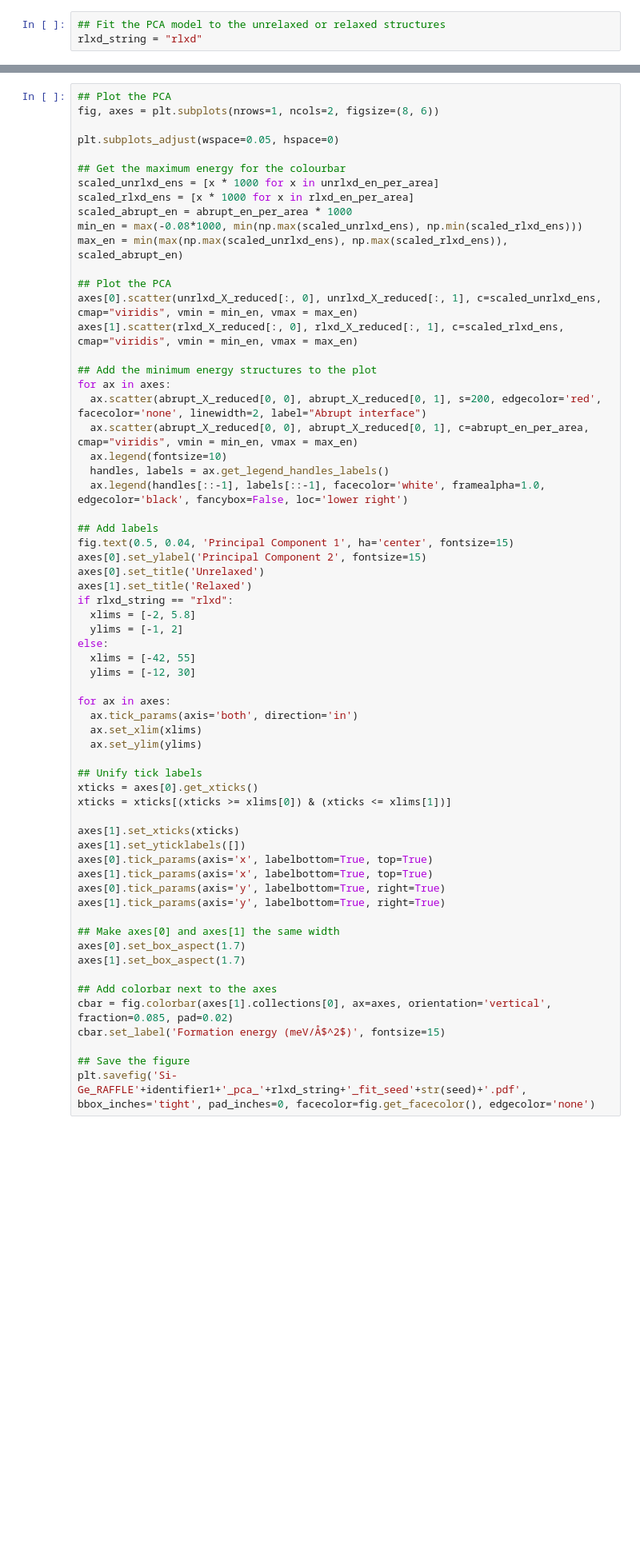
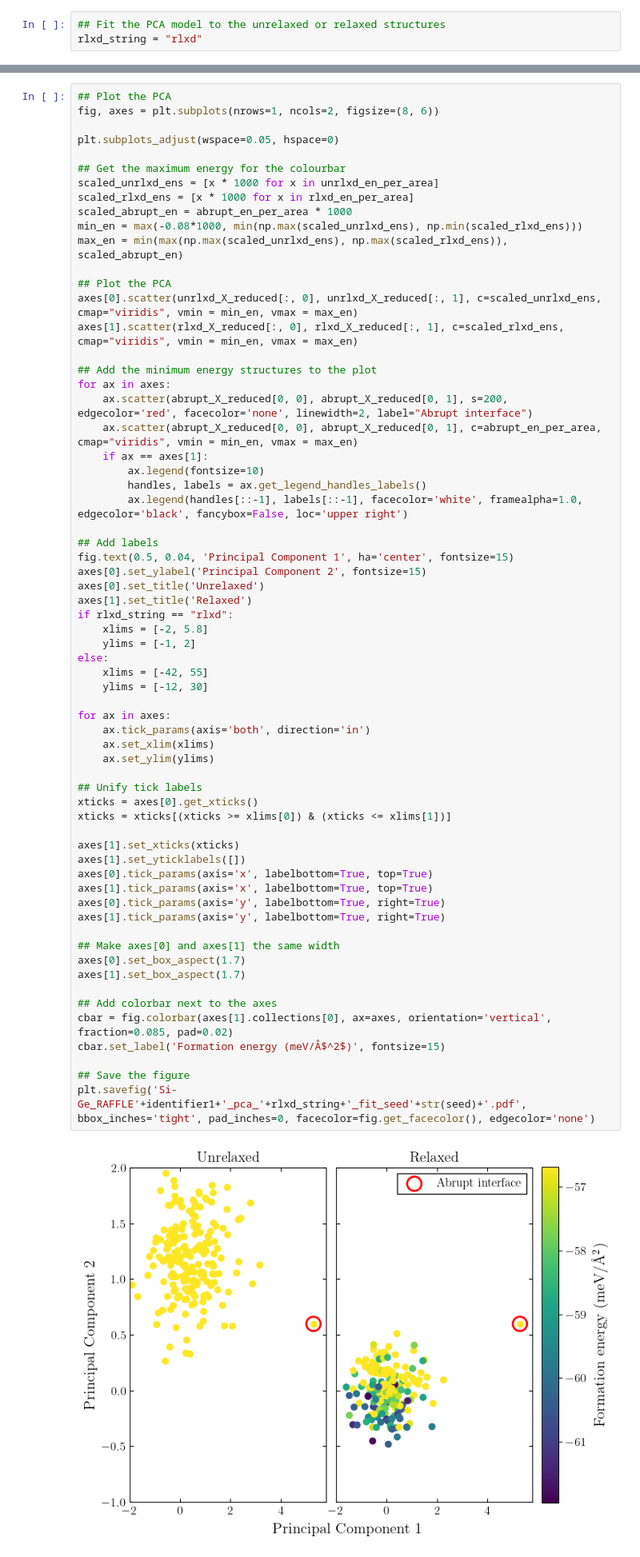
Before and after one commit to ExeQuantCode/RAFFLE, a Jupyter notebook: example/python_pkg/Si-Ge_learn/pca.ipynb, the cells around one changed output, grey strips where cells are left out. Shown: that part at 80% size. Saved outputs shown, nothing was run; the diff lists cells and outputs as text; blank space fills up the shorter version.

Commit message:
Change legend

```diff
--- a/example/python_pkg/Si-Ge_learn/pca.ipynb
+++ b/example/python_pkg/Si-Ge_learn/pca.ipynb
@@ -212,47 +265,50 @@ axes[1].scatter(rlxd_X_reduced[:, 0], rlxd_X_reduced[:, 1], c=scaled_rlxd_ens, c
 
 ## Add the minimum energy structures to the plot
 for ax in axes:
-  ax.scatter(abrupt_X_reduced[0, 0], abrupt_X_reduced[0, 1], s=200, edgecolor='red', facecolor='none', linewidth=2, label="Abrupt interface")
-  ax.scatter(abrupt_X_reduced[0, 0], abrupt_X_reduced[0, 1], c=abrupt_en_per_area, cmap="viridis", vmin = min_en, vmax = max_en)
-  ax.legend(fontsize=10)
-  handles, labels = ax.get_legend_handles_labels()
-  ax.legend(handles[::-1], labels[::-1], facecolor='white', framealpha=1.0, edgecolor='black', fancybox=False, loc='lower right')
+    ax.scatter(abrupt_X_reduced[0, 0], abrupt_X_reduced[0, 1], s=200, edgecolor='red', facecolor='none', linewidth=2, label="Abrupt interface")
+    ax.scatter(abrupt_X_reduced[0, 0], abrupt_X_reduced[0, 1], c=abrupt_en_per_area, cmap="viridis", vmin = min_en, vmax = max_en)
+    if ax == axes[1]:
+        ax.legend(fontsize=10)
+        handles, labels = ax.get_legend_handles_labels()
+        ax.legend(handles[::-1], labels[::-1], facecolor='white', framealpha=1.0, edgecolor='black', fancybox=False, loc='upper right')
 
 ## Add labels
 fig.text(0.5, 0.04, 'Principal Component 1', ha='center', fontsize=15)
 axes[0].set_ylabel('Principal Component 2', fontsize=15)
 axes[0].set_title('Unrelaxed')
 axes[1].set_title('Relaxed')
 if rlxd_string == "rlxd":
-  xlims = [-2, 5.8]
-  ylims = [-1, 2]
+    xlims = [-2, 5.8]
+    ylims = [-1, 2]
 else:
-  xlims = [-42, 55]
-  ylims = [-12, 30]
+    xlims = [-42, 55]
+    ylims = [-12, 30]
 
 for ax in axes:
-  ax.tick_params(axis='both', direction='in')
-  ax.set_xlim(xlims)
-  ax.set_ylim(ylims)
+    ax.tick_params(axis='both', direction='in')
+    ax.set_xlim(xlims)
+    ax.set_ylim(ylims)
 
 ## Unify tick labels
 xticks = axes[0].get_xticks()
 xticks = xticks[(xticks >= xlims[0]) & (xticks <= xlims[1])]
 
 axes[1].set_xticks(xticks)
 axes[1].set_yticklabels([])
 axes[0].tick_params(axis='x', labelbottom=True, top=True)
 axes[1].tick_params(axis='x', labelbottom=True, top=True)
 axes[0].tick_params(axis='y', labelbottom=True, right=True)
 axes[1].tick_params(axis='y', labelbottom=True, right=True)
 
 ## Make axes[0] and axes[1] the same width
 axes[0].set_box_aspect(1.7)
 axes[1].set_box_aspect(1.7)
 
 ## Add colorbar next to the axes
 cbar = fig.colorbar(axes[1].collections[0], ax=axes, orientation='vertical', fraction=0.085, pad=0.02)
 cbar.set_label('Formation energy (meV/Å$^2$)', fontsize=15)
 
 ## Save the figure
 plt.savefig('Si-Ge_RAFFLE'+identifier1+'_pca_'+rlxd_string+'_fit_seed'+str(seed)+'.pdf', bbox_inches='tight', pad_inches=0, facecolor=fig.get_facecolor(), edgecolor='none')
+# %% [output]
+[figure, added]
```
Also changed, not shown: parts of 9 cells of this notebook.
